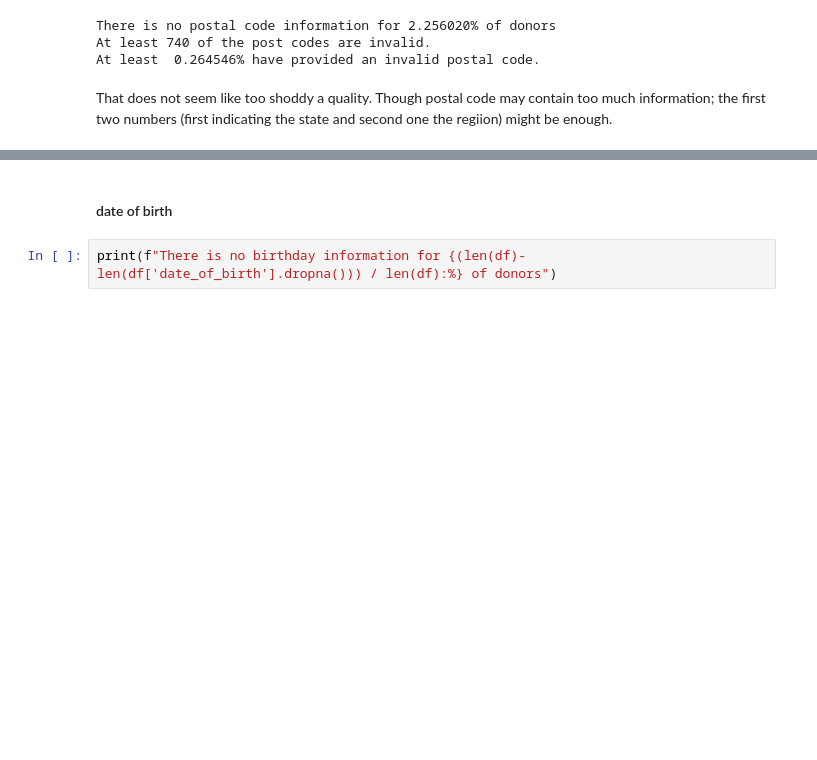
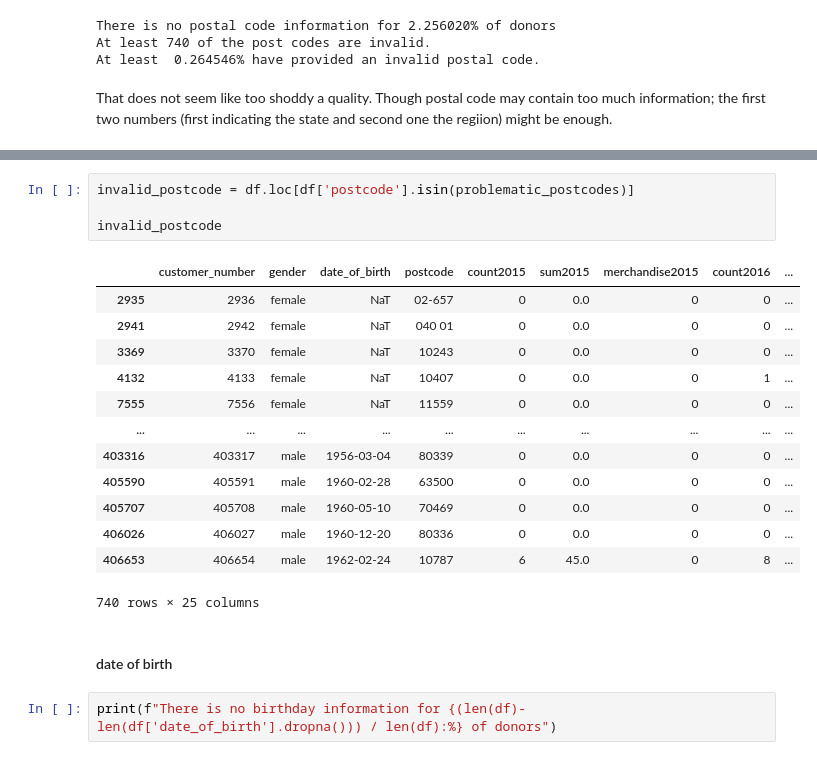
Before and after one commit to elauser/customer-segmentation-nonprofit, a Jupyter notebook: src/eda.ipynb, the cells around one changed output, grey strips where cells are left out. Saved outputs shown, nothing was run; the diff lists cells and outputs as text; blank space fills up the shorter version.

```diff
--- a/src/eda.ipynb
+++ b/src/eda.ipynb
@@ -112,3 +150,21 @@ That does not seem like too shoddy a quality. Though postal code may contain too
+# %%
+invalid_postcode = df.loc[df['postcode'].isin(problematic_postcodes)]
+
+invalid_postcode
+# %% [output]
+|  | customer_number | gender | date_of_birth | postcode | count2015 | sum2015 | merchandise2015 | count2016 | ... |
+| 2935 | 2936 | female | NaT | 02-657 | 0 | 0.0 | 0 | 0 | ... |
+| 2941 | 2942 | female | NaT | 040 01 | 0 | 0.0 | 0 | 0 | ... |
+| 3369 | 3370 | female | NaT | 10243 | 0 | 0.0 | 0 | 0 | ... |
+| 4132 | 4133 | female | NaT | 10407 | 0 | 0.0 | 0 | 1 | ... |
+| 7555 | 7556 | female | NaT | 11559 | 0 | 0.0 | 0 | 0 | ... |
+| ... | ... | ... | ... | ... | ... | ... | ... | ... | ... |
+| 403316 | 403317 | male | 1956-03-04 | 80339 | 0 | 0.0 | 0 | 0 | ... |
+| 405590 | 405591 | male | 1960-02-28 | 63500 | 0 | 0.0 | 0 | 0 | ... |
+| 405707 | 405708 | male | 1960-05-10 | 70469 | 0 | 0.0 | 0 | 0 | ... |
+| 406026 | 406027 | male | 1960-12-20 | 80336 | 0 | 0.0 | 0 | 0 | ... |
+| 406653 | 406654 | male | 1962-02-24 | 10787 | 6 | 45.0 | 0 | 8 | ... |
+740 rows × 25 columns
 # %% [markdown]
 #### date of birth
 # %%
```
Also changed, not shown: parts of 5 cells of this notebook.
